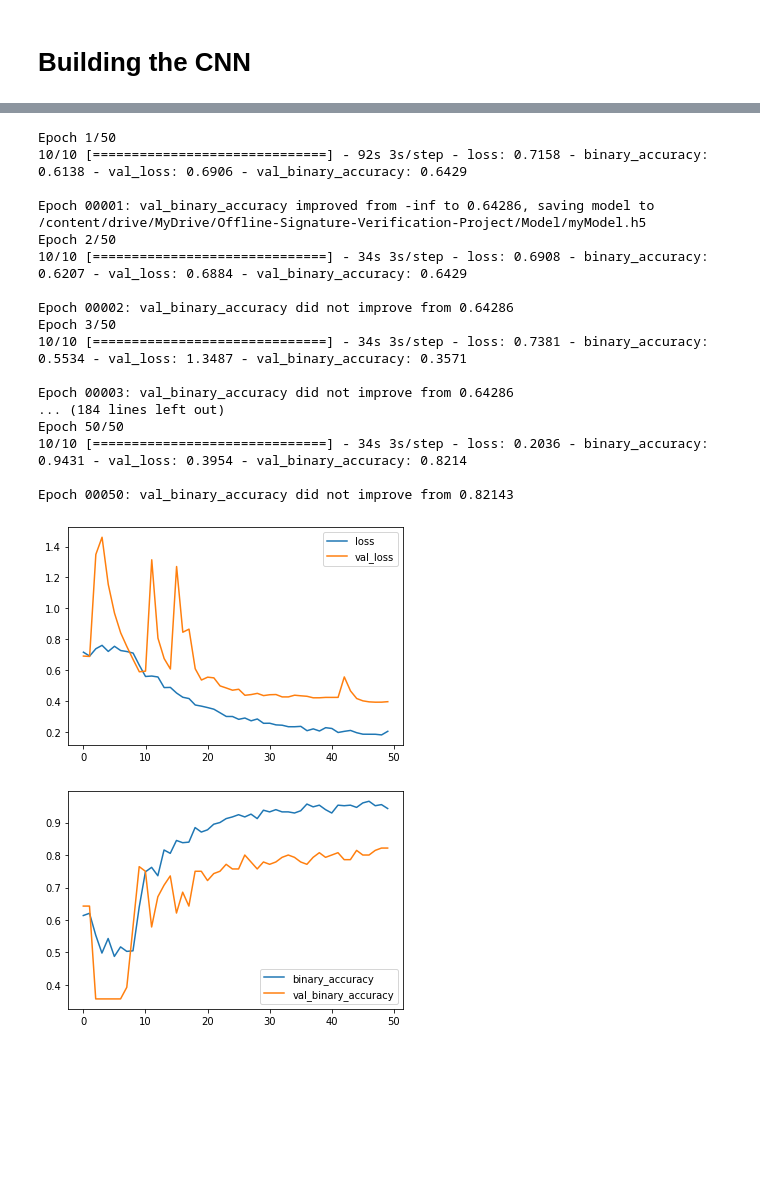
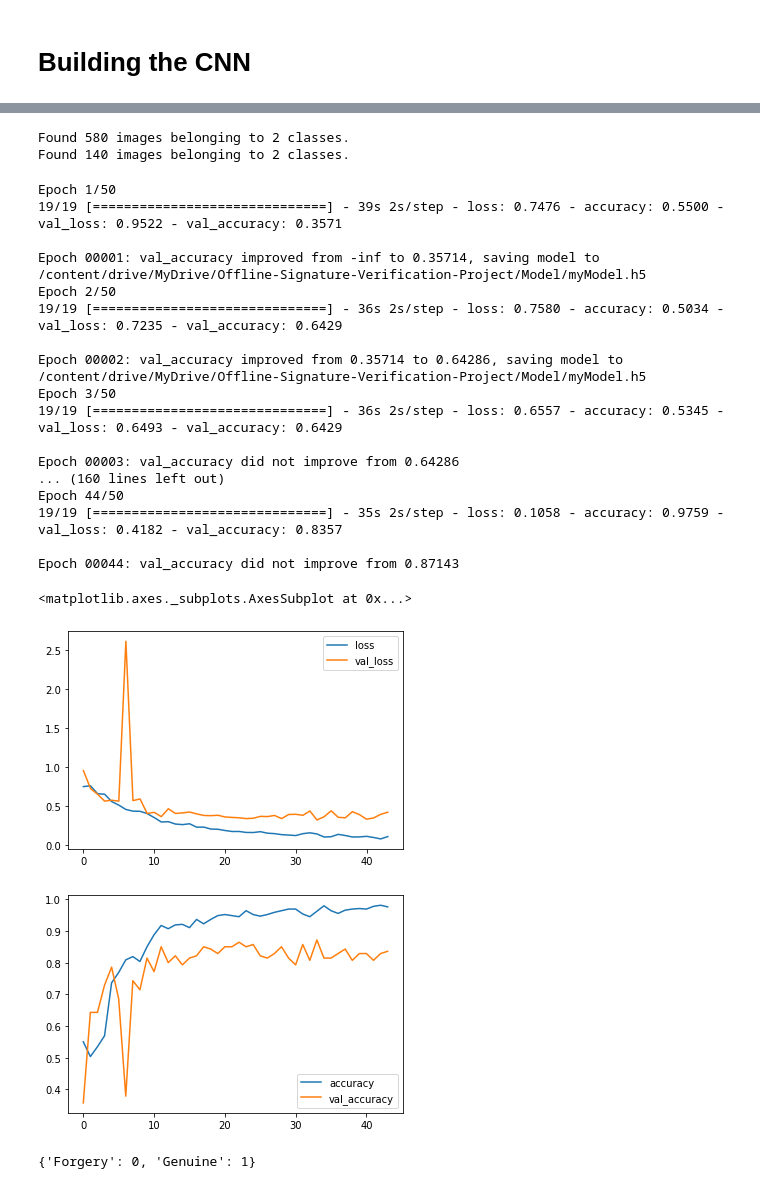
Before and after one commit to fredamc33/Offline-Signature-Verification-Project, a Jupyter notebook: script.ipynb, the cells around one changed output, grey strips where cells are left out. Saved outputs shown, nothing was run; the diff lists cells and outputs as text; code cells hidden in the pictures; blank space fills up the shorter version.

Commit message:
Final version with non-pre-trained model

```diff
--- a/script.ipynb
+++ b/script.ipynb
@@ -570,15 +573,9 @@ def create_model():
         layers.Dense(8, activation='relu'),
         layers.Dropout(0.5),
         layers.BatchNormalization(),
-        layers.Dense(1, activation='sigmoid'),
+        layers.Dense(1, activation='sigmoid')
     ])
 
-    optimizer = tf.keras.optimizers.Adam(epsilon=0.01)
-
-    model.compile(
-        optimizer=optimizer,
-        loss='binary_crossentropy',
-        metrics=['binary_accuracy'],
-    )
+    model.compile(optimizer = 'adam', loss = 'binary_crossentropy', metrics = ['accuracy'])
 
     return model
@@ -630,3 +582,22 @@ ds_valid = (
+# %%
+# Load training and validation sets
+
+train_datagen = ImageDataGenerator(rescale = 1./255)
+training_set = train_datagen.flow_from_directory(trainSetPath,
+                                                 target_size = (img_width, img_height),
+                                                 batch_size = 32,
+                                                 class_mode = 'binary',
+                                                 color_mode='grayscale')
+
+test_datagen = ImageDataGenerator(rescale = 1./255)
+test_set = test_datagen.flow_from_directory(testSetPath,
+                                            target_size = (img_width, img_height),
+                                            batch_size = 32,
+                                            class_mode = 'binary',
+                                            color_mode='grayscale')
+# %% [output]
+Found 580 images belonging to 2 classes.
+Found 140 images belonging to 2 classes.
 # %%
 model = create_model()
 
@@ -641,49 +612,54 @@ early_stopping = keras.callbacks.EarlyStopping(
     restore_best_weights=True,
 )
 
 ######## Saving Model ########
 
 # Create a callback that saves model
 
 checkpoint_path = modelsPath + os.sep +'myModel.h5'
 
 cp_callback = tf.keras.callbacks.ModelCheckpoint(filepath=checkpoint_path,
-                                                  verbose=1,
-                                                  monitor='val_binary_accuracy',
-                                                  mode='max',
-                                                  save_best_only=True)
+                                                 verbose=1,
+                                                 monitor='val_accuracy',
+                                                 mode='max',
+                                                 save_best_only=True)
 
 callbacks_list = [early_stopping, cp_callback]
 
 history = model.fit(
-    ds_train,
-    validation_data=ds_valid,
+    training_set,
+    validation_data=test_set,
     epochs=50,
     callbacks=callbacks_list
 )
 
 # Plot learning curves
 
 history_frame = pd.DataFrame(history.history)
 history_frame.loc[:, ['loss', 'val_loss']].plot()
-history_frame.loc[:, ['binary_accuracy', 'val_binary_accuracy']].plot();
+history_frame.loc[:, ['accuracy', 'val_accuracy']].plot()
 # %% [output]
 Epoch 1/50
-10/10 [==============================] - 92s 3s/step - loss: 0.7158 - binary_accuracy: 0.6138 - val_loss: 0.6906 - val_binary_accuracy: 0.6429
+19/19 [==============================] - 39s 2s/step - loss: 0.7476 - accuracy: 0.5500 - val_loss: 0.9522 - val_accuracy: 0.3571
 
-Epoch 00001: val_binary_accuracy improved from -inf to 0.64286, saving model to /content/drive/MyDrive/Offline-Signature-Verification-Project/Model/myModel.h5
+Epoch 00001: val_accuracy improved from -inf to 0.35714, saving model to /content/drive/MyDrive/Offline-Signature-Verification-Project/Model/myModel.h5
 Epoch 2/50
-10/10 [==============================] - 34s 3s/step - loss: 0.6908 - binary_accuracy: 0.6207 - val_loss: 0.6884 - val_binary_accuracy: 0.6429
+19/19 [==============================] - 36s 2s/step - loss: 0.7580 - accuracy: 0.5034 - val_loss: 0.7235 - val_accuracy: 0.6429
 
-Epoch 00002: val_binary_accuracy did not improve from 0.64286
+Epoch 00002: val_accuracy improved from 0.35714 to 0.64286, saving model to /content/drive/MyDrive/Offline-Signature-Verification-Project/Model/myModel.h5
 Epoch 3/50
-10/10 [==============================] - 34s 3s/step - loss: 0.7381 - binary_accuracy: 0.5534 - val_loss: 1.3487 - val_binary_accuracy: 0.3571
+19/19 [==============================] - 36s 2s/step - loss: 0.6557 - accuracy: 0.5345 - val_loss: 0.6493 - val_accuracy: 0.6429
 
-Epoch 00003: val_binary_accuracy did not improve from 0.64286
-... (184 lines left out)
-Epoch 50/50
-10/10 [==============================] - 34s 3s/step - loss: 0.2036 - binary_accuracy: 0.9431 - val_loss: 0.3954 - val_binary_accuracy: 0.8214
+Epoch 00003: val_accuracy did not improve from 0.64286
+... (160 lines left out)
+Epoch 44/50
+19/19 [==============================] - 35s 2s/step - loss: 0.1058 - accuracy: 0.9759 - val_loss: 0.4182 - val_accuracy: 0.8357
 
-Epoch 00050: val_binary_accuracy did not improve from 0.82143
+Epoch 00044: val_accuracy did not improve from 0.87143
+<matplotlib.axes._subplots.AxesSubplot at 0x...>
-[figure, old version]
+[figure, new version]
-[figure, old version]
+[figure, new version]
+# %%
+training_set.class_indices
+# %% [output]
+{'Forgery': 0, 'Genuine': 1}
```
Also changed, not shown: parts of 13 cells of this notebook, 1 other file.
